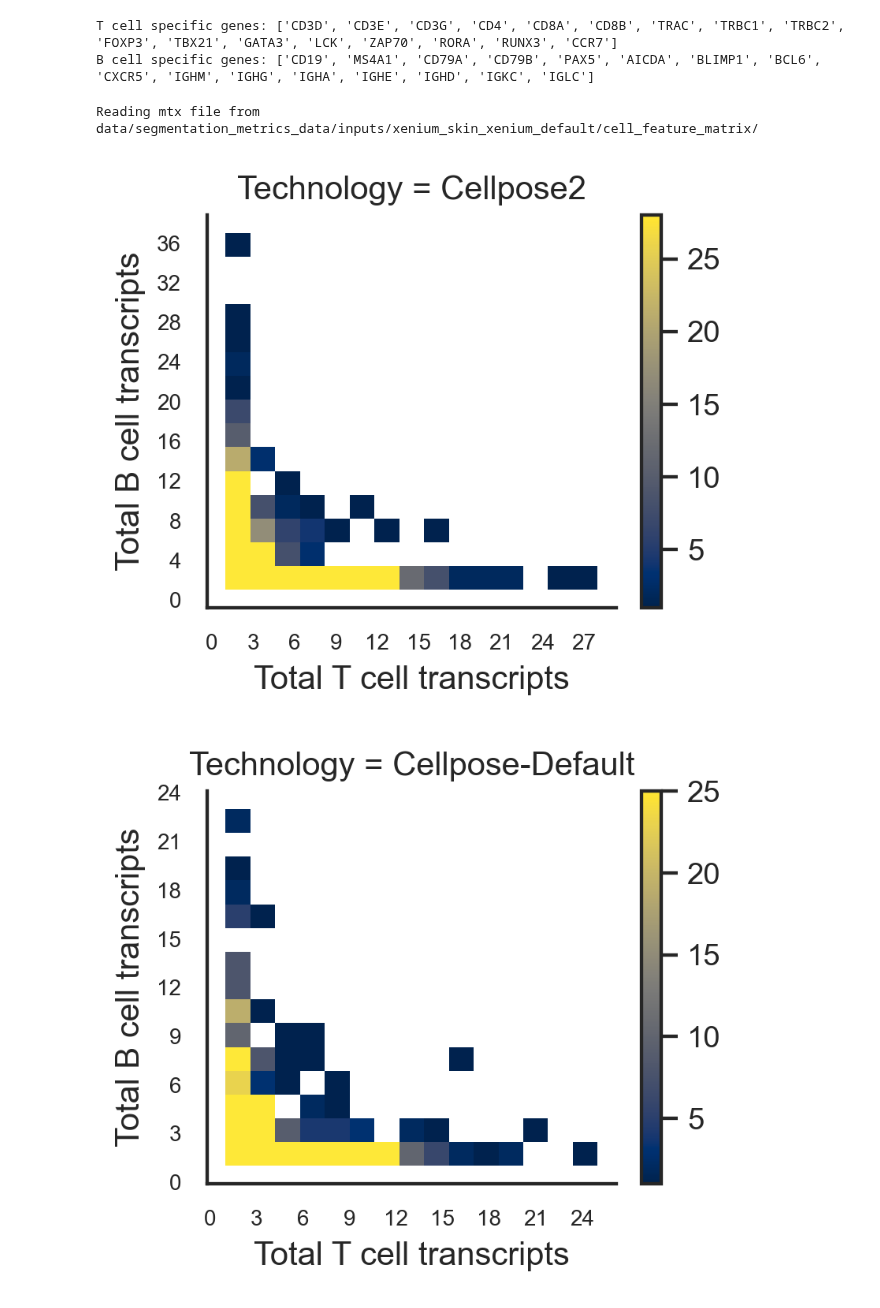
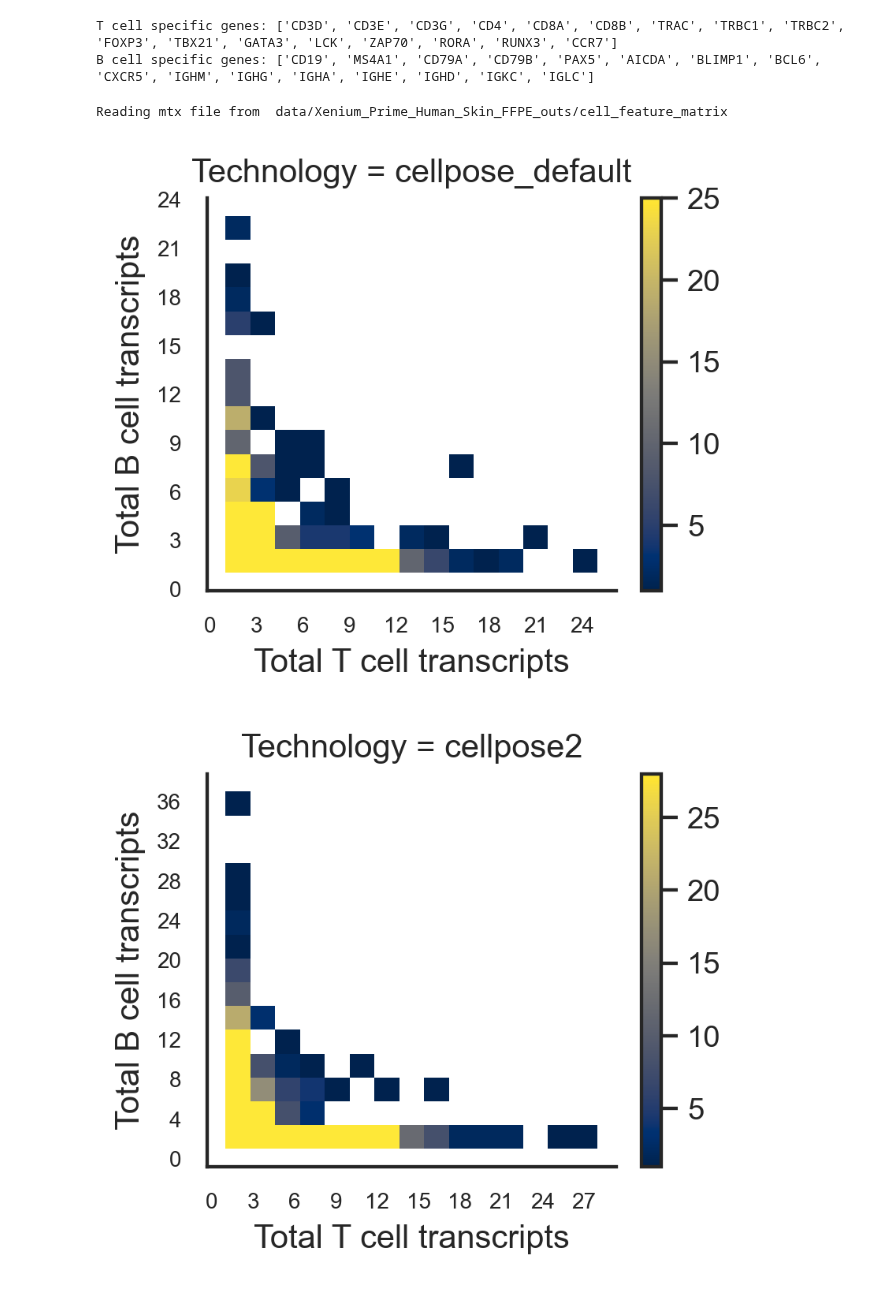
Before and after one commit to broadinstitute/celldega, a Jupyter notebook: notebooks/Segmentation_QC.ipynb, the cells around one changed output. Saved outputs shown, nothing was run; the diff lists cells and outputs as text; code cells hidden in the pictures.

Commit message:
latest review changes, input architecture fix, etc

```diff
--- a/notebooks/Segmentation_QC.ipynb
+++ b/notebooks/Segmentation_QC.ipynb
@@ -50 +22,6 @@ transcript_metadata_files = [ f'{seg_qc_dir}/inputs/{d}/partitioned_transcripts_
+# %%
+base_paths = ["data/processed_data/cellpose_default/",
+             "data/processed_data/cellpose2/",
+             "data/processed_data/instanseg_default/",
+             "data/Xenium_Prime_Human_Skin_FFPE_outs/"]
 # %%
@@ -181,6 +134,7 @@ default_segmentation_cell_feature_matrix_path = f'{seg_qc_dir}/inputs/{directori
 # %%
-dega.qc.mixed_expression_calc(default_segmentation_segmentation_name, default_segmentation_cell_feature_matrix_path, algorithm_names, algorithm_specific_cbg_files, cell_type_A_specific_genes, cell_type_B_specific_genes, cell_A_name, cell_B_name)
+dega.qc.mixed_expression_calc(base_paths, cell_type_A_specific_genes,
+                          cell_type_B_specific_genes, cell_A_name, cell_B_name)
 # %% [output]
-Reading mtx file from  data/segmentation_metrics_data/inputs/xenium_skin_xenium_default/cell_feature_matrix/
+Reading mtx file from  data/Xenium_Prime_Human_Skin_FFPE_outs/cell_feature_matrix
-[figure, old version]
+[figure, new version]
-[figure, old version]
+[figure, new version]
```
Also changed, not shown: parts of 5 cells of this notebook, 3 other files.
